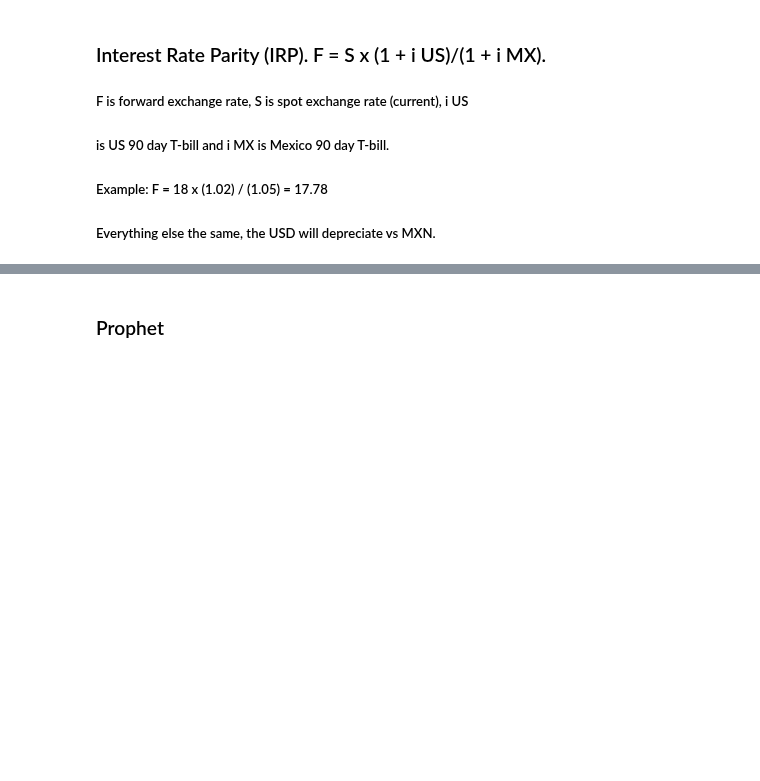
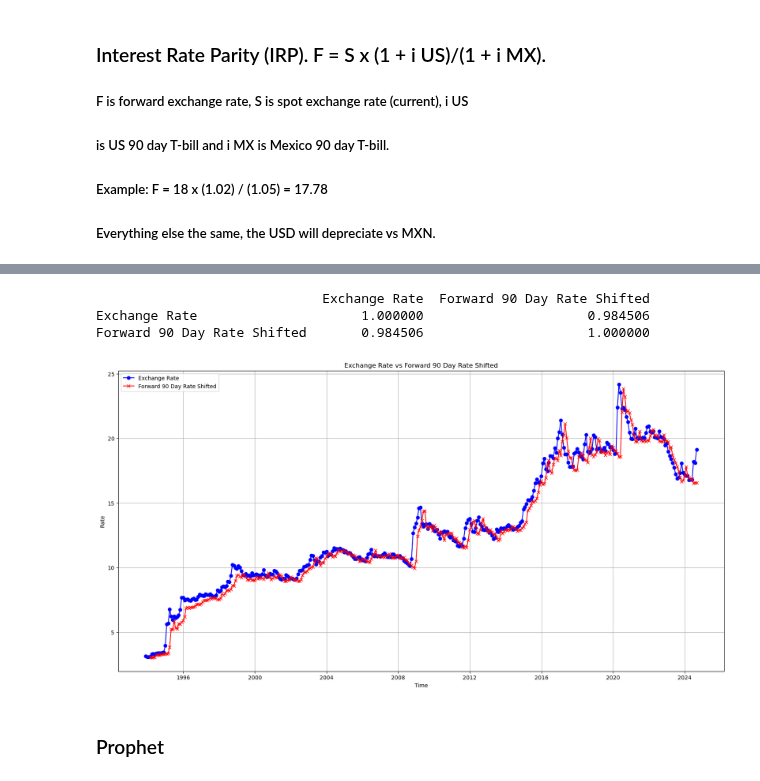
Before and after one commit to wrdhall3/fx-rate-project, a Jupyter notebook: retrieve_fx_data.ipynb, the cells around one changed output, grey strips where cells are left out. Cells and saved outputs as stored; diff of their text form; code cells hidden in the pictures; blank space fills up the shorter version.

```diff
--- a/retrieve_fx_data.ipynb
+++ b/retrieve_fx_data.ipynb
@@ -397,0 +414,9 @@ MX GDP                 0.898167 -0.508572         -0.488908         -0.653261  0
+# %%
+# Create a new DataFrame from the 'mother' DataFrame.  Use new variable.
+data_irp = data[['Exchange Rate', 'US 90-Day T-bill', 'MX 90-Day T-bill']]
+# %%
+# US 90-Day T-bill is daily close; MX 90-Day T-bill is monthly average.
+# Therefore, use quarterly average df.resample().mean()
+monthly_avg_irp = data_irp.resample('M').mean()
+monthly_avg_irp.dropna(inplace=True)
+monthly_avg_irp
@@ -397,0 +437,4 @@ MX GDP                 0.898167 -0.508572         -0.488908         -0.653261  0
+# %%
+monthly_avg_irp["Forward 90 Day Rate"] = monthly_avg_irp["Exchange Rate"] * \
+                            ( 1 + monthly_avg_irp["US 90-Day T-bill"]/4/100) \
+                            / (1 + monthly_avg_irp["MX 90-Day T-bill"]/4/100)
@@ -397,0 +458,3 @@ MX GDP                 0.898167 -0.508572         -0.488908         -0.653261  0
+# %%
+# Shift Forward 90 Day Rate 3 period forward or 90 days.
+monthly_avg_irp["Forward 90 Day Rate Shifted"] = monthly_avg_irp["Forward 90 Day Rate"].shift(3)
@@ -398,2 +478,37 @@ MX GDP                 0.898167 -0.508572         -0.488908         -0.653261  0
+# %%
+# Calculate correlation matrix for only the "Exchange Rate" and "Forward 90 Day Rate" columns
+correlation = monthly_avg_irp[['Exchange Rate', 'Forward 90 Day Rate Shifted']].corr()
+
+# Display the correlation matrix
+print(correlation)
+# %% [output]
+                             Exchange Rate  Forward 90 Day Rate Shifted
+Exchange Rate                     1.000000                     0.984506
+Forward 90 Day Rate Shifted       0.984506                     1.000000
+# %%
+# Create the plot
+plt.figure(figsize=(20, 10))  # Set the size of the plot
+
+# Plot Exchange Rate
+plt.plot(monthly_avg_irp.index, monthly_avg_irp['Exchange Rate'], label='Exchange Rate', marker='o', linestyle='-', color='b')
+
+# Plot Forward 90 Day Rate Shifted
+plt.plot(monthly_avg_irp.index, monthly_avg_irp['Forward 90 Day Rate Shifted'], label='Forward 90 Day Rate Shifted', marker='x', linestyle='-', color='r')
+
+# Add labels and a title
+plt.xlabel('Time')  # Label for x-axis
+plt.ylabel('Rate')  # Label for y-axis
+plt.title('Exchange Rate vs Forward 90 Day Rate Shifted')  # Title for the graph
+
+# Add a legend to differentiate the lines
+plt.legend()
+
+# Optionally, add a grid for better visualization
+plt.grid(True)
+
+# Display the plot
+plt.show()
+# %% [output]
+[figure, added]
 # %% [markdown]
 ### Prophet
```
Also changed, not shown: parts of 21 cells of this notebook.
